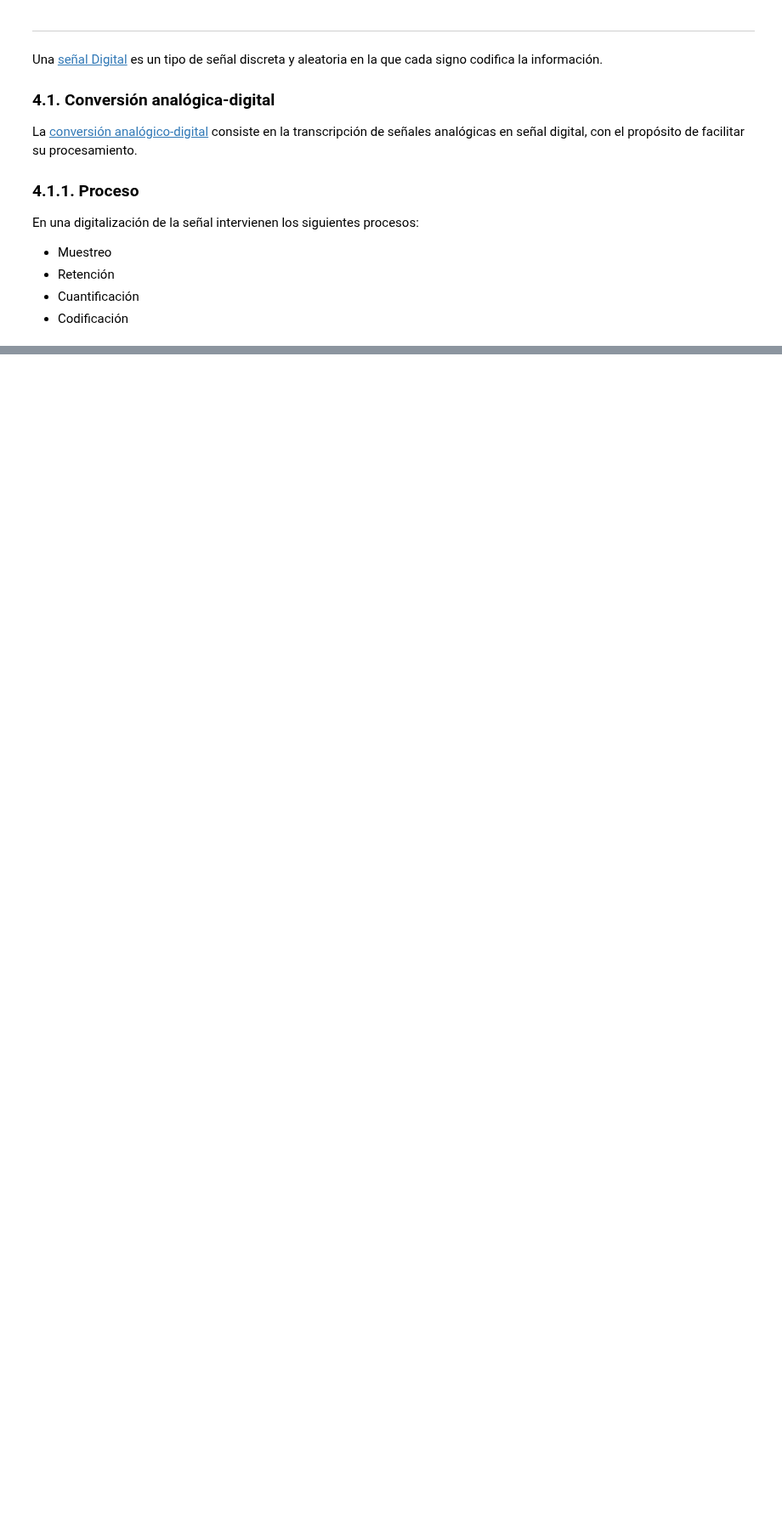
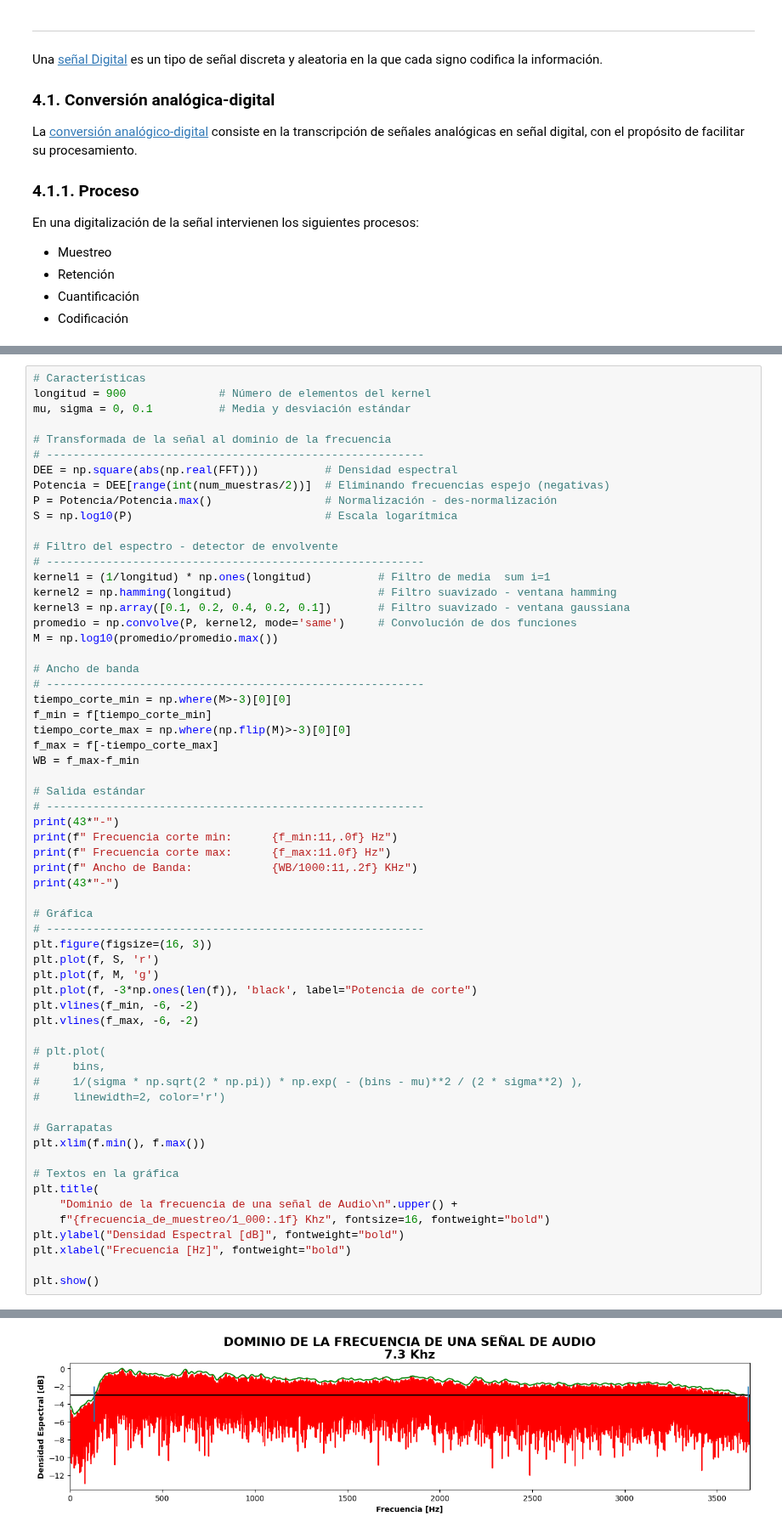
Before and after one commit to GiancarloBenavides/Telematics, a Jupyter notebook: 22-Encolamiento/22.1_señales.ipynb, the cells around one changed output, grey strips where cells are left out. Shown at 85% size. Drawn from its saved outputs; the diff is of its cells as text; blank space fills up the shorter version.

```diff
--- a/22-Encolamiento/22.1_señales.ipynb
+++ b/22-Encolamiento/22.1_señales.ipynb
@@ -524,0 +563,62 @@ plt.show()
+# %%
+# Características
+longitud = 900              # Número de elementos del kernel
+mu, sigma = 0, 0.1          # Media y desviación estándar
+
+# Transformada de la señal al dominio de la frecuencia
+# ---------------------------------------------------------
+DEE = np.square(abs(np.real(FFT)))          # Densidad espectral
+Potencia = DEE[range(int(num_muestras/2))]  # Eliminando frecuencias espejo (negativas)
+P = Potencia/Potencia.max()                 # Normalización - des-normalización
+S = np.log10(P)                             # Escala logarítmica
+
+# Filtro del espectro - detector de envolvente
+# ---------------------------------------------------------
+kernel1 = (1/longitud) * np.ones(longitud)          # Filtro de media  sum i=1
+kernel2 = np.hamming(longitud)                      # Filtro suavizado - ventana hamming
+kernel3 = np.array([0.1, 0.2, 0.4, 0.2, 0.1])       # Filtro suavizado - ventana gaussiana
+promedio = np.convolve(P, kernel2, mode='same')     # Convolución de dos funciones
+M = np.log10(promedio/promedio.max())
+
+# Ancho de banda
+# ---------------------------------------------------------
+tiempo_corte_min = np.where(M>-3)[0][0]
+f_min = f[tiempo_corte_min]
+tiempo_corte_max = np.where(np.flip(M)>-3)[0][0]
+f_max = f[-tiempo_corte_max]
+WB = f_max-f_min
+
+# Salida estándar
+# ---------------------------------------------------------
+print(43*"-")
+print(f" Frecuencia corte min:      {f_min:11,.0f} Hz")
+print(f" Frecuencia corte max:      {f_max:11.0f} Hz")
+print(f" Ancho de Banda:            {WB/1000:11,.2f} KHz")
+print(43*"-")
+
+# Gráfica
+# ---------------------------------------------------------
+plt.figure(figsize=(16, 3))
+plt.plot(f, S, 'r')
+plt.plot(f, M, 'g')
+plt.plot(f, -3*np.ones(len(f)), 'black', label="Potencia de corte")
+plt.vlines(f_min, -6, -2)
+plt.vlines(f_max, -6, -2)
+
+# plt.plot(
+#     bins,
+#     1/(sigma * np.sqrt(2 * np.pi)) * np.exp( - (bins - mu)**2 / (2 * sigma**2) ),
+#     linewidth=2, color='r')
+
+# Garrapatas
+plt.xlim(f.min(), f.max())
+
+# Textos en la gráfica
+plt.title(
+    "Dominio de la frecuencia de una señal de Audio\n".upper() +
+    f"{frecuencia_de_muestreo/1_000:.1f} Khz", fontsize=16, fontweight="bold")
+plt.ylabel("Densidad Espectral [dB]", fontweight="bold")
+plt.xlabel("Frecuencia [Hz]", fontweight="bold")
+
+plt.show()
+# %% [output]
@@ -525,2 +630,3 @@ plt.show()
+[figure, added]
 # %%
 plt.figure(figsize=(16, 3))
```
Also changed, not shown: parts of 9 cells of this notebook, 1 other file.
